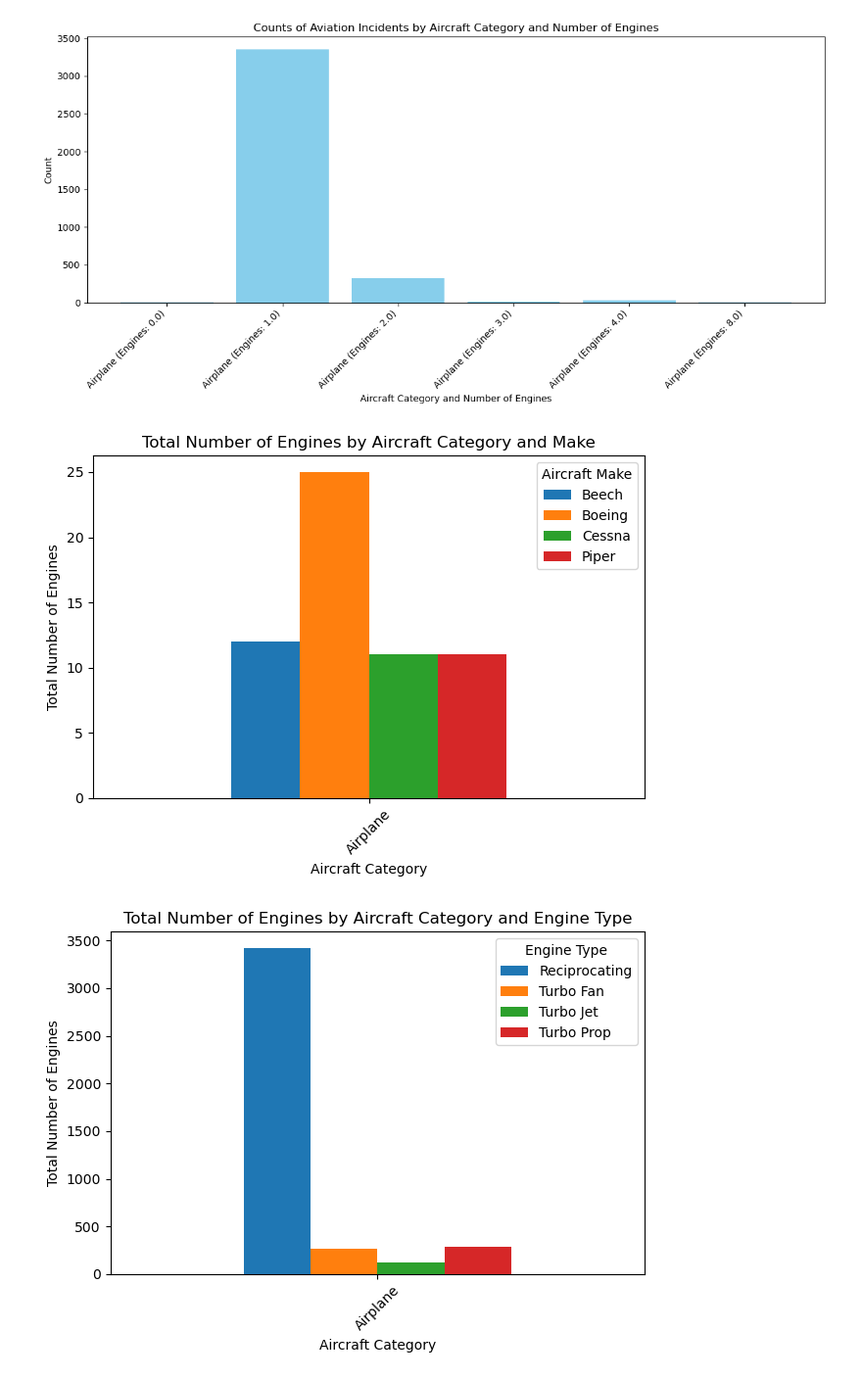
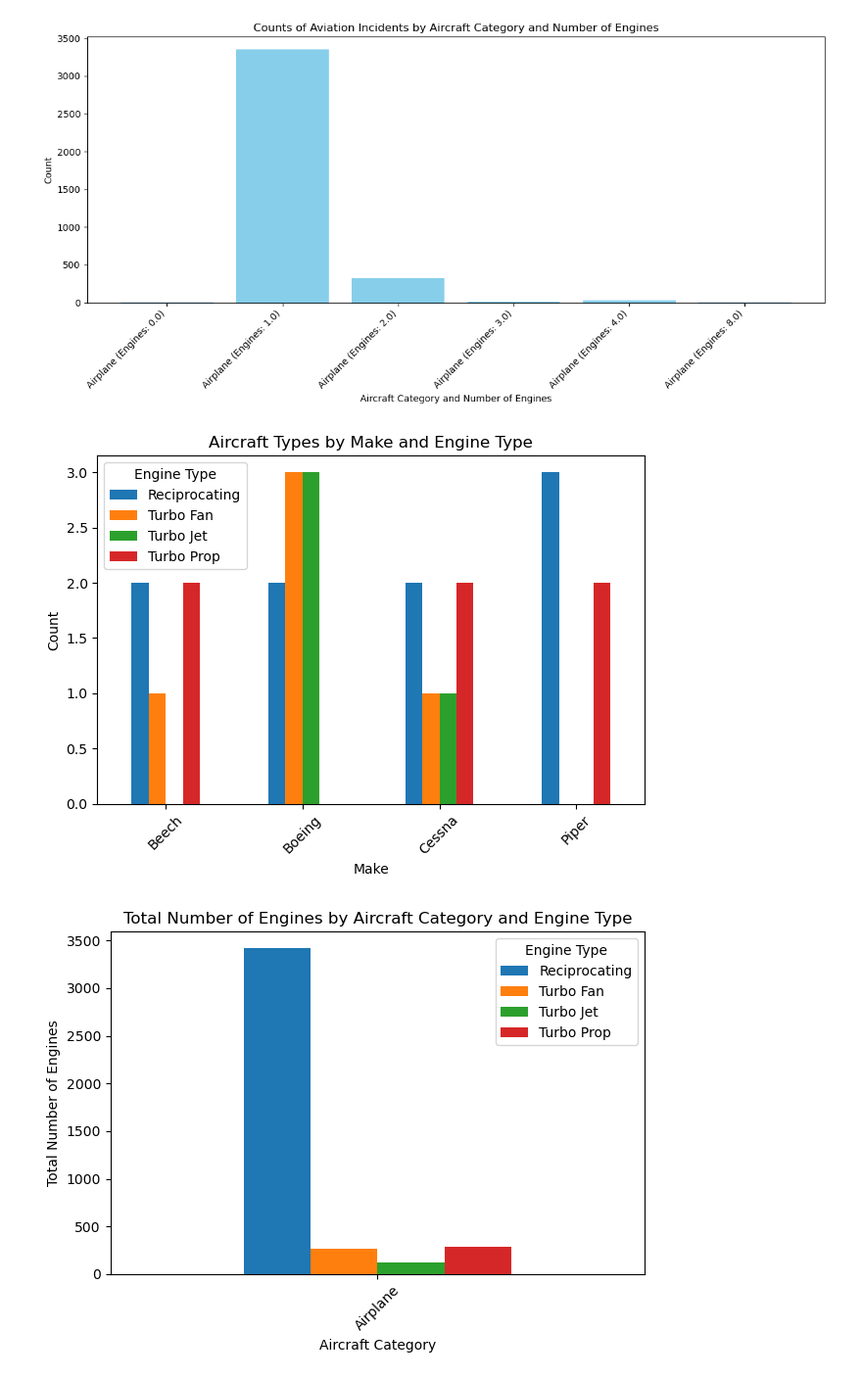
Before and after one commit to BlackXWulf/Aviation-Incidents, a Jupyter notebook: Aviation-Incidents.ipynb, the cells around one changed output. Shown at 98% size. Cells and saved outputs as stored; diff of their text form; code cells hidden in the pictures.

```diff
--- a/Aviation-Incidents.ipynb
+++ b/Aviation-Incidents.ipynb
@@ -350,28 +350,28 @@ plt.show()
 # %% [output]
 [figure]
 # %%
-# Focus on the specific makes: Boeing, Cessna, Piper, Beech
+# Define the makes and engine types of interest
 makes_of_interest = ['Boeing', 'Cessna', 'Piper', 'Beech']
-filtered_data = aviation_data[aviation_data['Make'].isin(makes_of_interest)]
+engine_types_of_interest = ['Reciprocating', 'Turbo Prop', 'Turbo Fan', 'Turbo Jet']
 
-# Group by 'Aircraft.Category' and 'Make', summing the 'Number.of.Engines'
-# Make sure 'Number.of.Engines' matches the actual column name in your dataset
-engine_counts = filtered_data.groupby(['Aircraft.Category', 'Make'])['Number.of.Engines'].sum().unstack(fill_value=0)
+# Filter the dataset
+filtered_data = aviation_data[(aviation_data['Make'].isin(makes_of_interest)) &
+                              (aviation_data['Engine.Type'].isin(engine_types_of_interest))]
 
-# Display the engine counts
-engine_counts
+# Count occurrences
+count_data = filtered_data.groupby(['Make', 'Engine.Type']).size().unstack(fill_value=0)
 
-# Create a bar graph
-engine_counts.plot(kind='bar', stacked=False, color=plt.cm.tab10.colors)
-plt.title('Total Number of Engines by Aircraft Category and Make')
-plt.xlabel('Aircraft Category')
-plt.ylabel('Total Number of Engines')
+# Plot the bar graph without stacking
+count_data.plot(kind='bar', stacked=False)
+plt.title('Aircraft Types by Make and Engine Type')
+plt.xlabel('Make')
+plt.ylabel('Count')
+plt.legend(title='Engine Type')
 plt.xticks(rotation=45)
-plt.legend(title='Aircraft Make')
 plt.tight_layout()
 plt.show()
 # %% [output]
-[figure, old version]
+[figure, new version]
 # %%
 # Define the engine types of interest
 engine_types_of_interest = ['Reciprocating', 'Turbo Prop', 'Turbo Fan', 'Turbo Jet']
```
Also changed, not shown: parts of 1 cell of this notebook.
